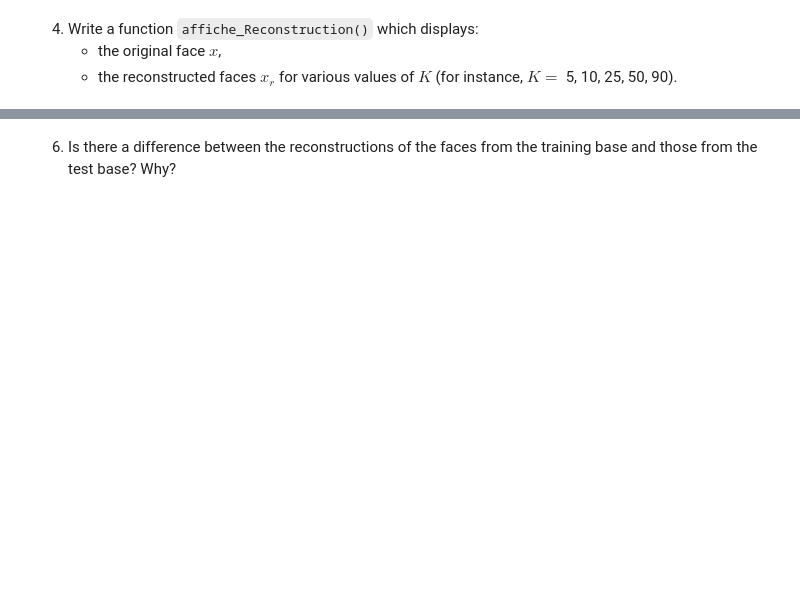
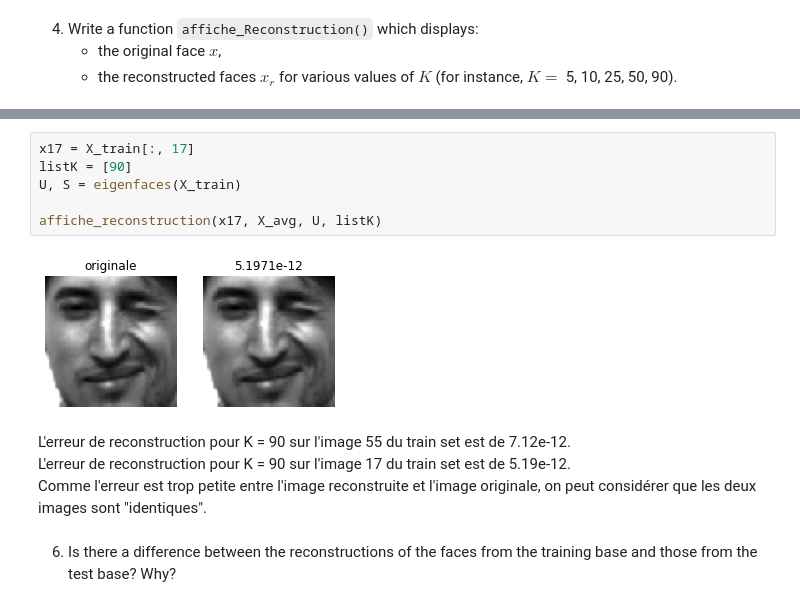
Before and after one commit to LUKALAVAL/BIMA, a Jupyter notebook: TME9-10/TME9-10.ipynb, the cells around one changed output, grey strips where cells are left out. Drawn from its saved outputs; the diff is of its cells as text; blank space fills up the shorter version.

```diff
--- a/TME9-10/TME9-10.ipynb
+++ b/TME9-10/TME9-10.ipynb
@@ -301,2 +335,14 @@ def affiche_reconstruction(x, x_moy, W, listK):
+# %%
+x17 = X_train[:, 17]
+listK = [90]
+U, S = eigenfaces(X_train)
+
+affiche_reconstruction(x17, X_avg, U, listK)
+# %% [output]
+[figure, added]
+# %% [markdown]
+L'erreur de reconstruction pour K = 90 sur l'image 55 du train set est de 7.12e-12.
+L'erreur de reconstruction pour K = 90 sur l'image 17 du train set est de 5.19e-12.
+Comme l'erreur est trop petite entre l'image reconstruite et l'image originale, on peut considérer que les deux images sont "identiques".
 # %% [markdown]
 6. Is there a difference between the reconstructions of the faces from the training base and those from the test base? Why?
```
Also changed, not shown: parts of 19 cells of this notebook.
